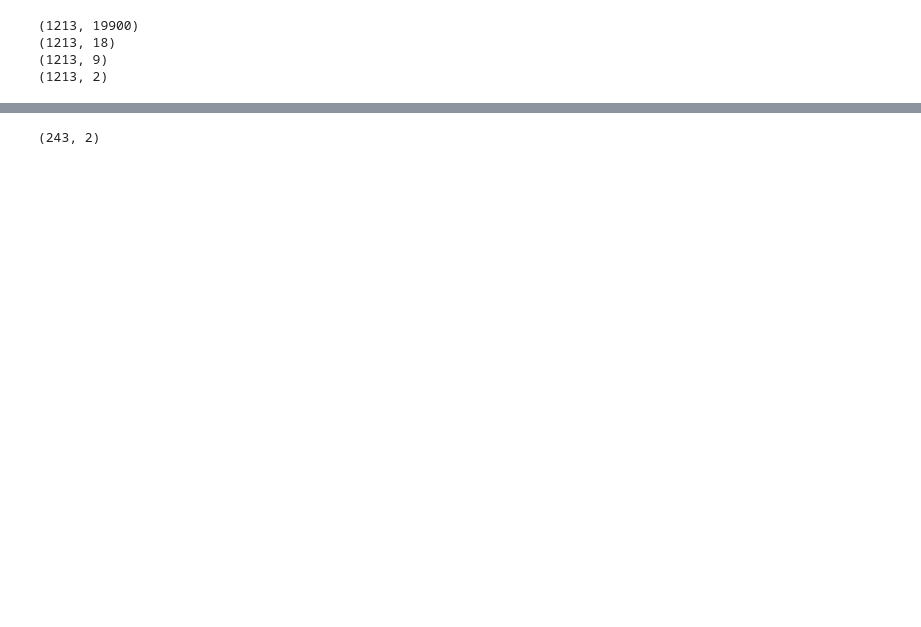
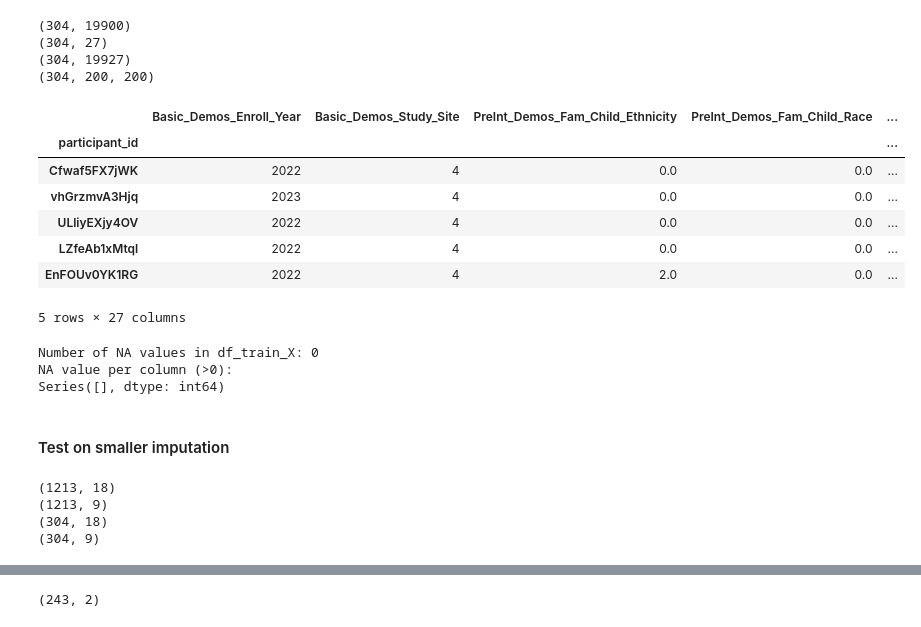
Before and after one commit to jchen0000/widsdatathon2025, a Jupyter notebook: python/CNN_pipeline.ipynb, the cells around one changed output, grey strips where cells are left out. Cells and saved outputs as stored; diff of their text form; code cells hidden in the pictures; blank space fills up the shorter version.

```diff
--- a/python/CNN_pipeline.ipynb
+++ b/python/CNN_pipeline.ipynb
@@ -22,11 +275,49 @@ Mounted at /content/drive
+# %%
+# Test data
+dir = './TEST/'
+df_test_mri = pd.read_csv(dir+"TEST_FUNCTIONAL_CONNECTOME_MATRICES.csv")
+df_test_mri.set_index('participant_id', inplace=True)
+print(df_test_mri.shape)
+
+df_test_meta_imputed = pd.read_excel(dir+"df_test_meta_KNN_imputed_yiru.xlsx")
+df_test_meta_imputed.set_index('participant_id', inplace=True)
+print(df_test_meta_imputed.shape)
+
+df_test_X = pd.concat([df_test_mri, df_test_meta_imputed], axis=1)
+print(df_test_X.shape)
+
+connectome_matrices_test = np.load(dir+'connectome_matrices_test.npy')
+print(connectome_matrices_test.shape)
+
+df_test_meta_imputed.head()
+# %% [output]
+(304, 19900)
+(304, 27)
+(304, 19927)
+(304, 200, 200)
+|  | Basic_Demos_Enroll_Year | Basic_Demos_Study_Site | PreInt_Demos_Fam_Child_Ethnicity | PreInt_Demos_Fam_Child_Race | ... |
+| participant_id |  |  |  |  | ... |
+| Cfwaf5FX7jWK | 2022 | 4 | 0.0 | 0.0 | ... |
+| vhGrzmvA3Hjq | 2023 | 4 | 0.0 | 0.0 | ... |
+| ULliyEXjy4OV | 2022 | 4 | 0.0 | 0.0 | ... |
+| LZfeAb1xMtql | 2022 | 4 | 0.0 | 0.0 | ... |
+| EnFOUv0YK1RG | 2022 | 4 | 2.0 | 0.0 | ... |
+5 rows × 27 columns
+# %%
+## double check on the test data meta data missing values
+
+# check NA in original dataset
+na_count_old = np.isnan(df_test_X).sum()
+print(f"Number of NA values in df_train_X: {na_count_old.sum()}")
+print(f"NA value per column (>0): \n{na_count_old[na_count_old > 0]}")
+# %% [output]
+Number of NA values in df_train_X: 0
+NA value per column (>0):
+Series([], dtype: int64)
+# %% [markdown]
+#### Test on smaller imputation
 # %%
-# training data
-dir = './TRAIN/' #"./data/train/"
-df_train_mri = pd.read_csv(dir+"TRAIN_FUNCTIONAL_CONNECTOME_MATRICES.csv")
-df_train_mri.set_index('participant_id', inplace=True)
-print(df_train_mri.shape)
-df_train_mri.head()
-
+dir = './TRAIN/'
 df_train_meta_quant = pd.read_excel(dir+"TRAIN_QUANTITATIVE_METADATA.xlsx")
 df_train_meta_quant.set_index('participant_id', inplace=True)
 print(df_train_meta_quant.shape)
@@ -35,11 +326,17 @@ df_train_meta_cat = pd.read_excel(dir+"TRAIN_CATEGORICAL_METADATA.xlsx")
 df_train_meta_cat.set_index('participant_id', inplace=True)
 print(df_train_meta_cat.shape)
 
-df_train_y = pd.read_excel(dir+"TRAINING_SOLUTIONS.xlsx")
-df_train_y.set_index('participant_id', inplace=True)
-print(df_train_y.shape)
+# Test data
+dir = './TEST/'
+df_test_meta_quant = pd.read_excel(dir+"TEST_QUANTITATIVE_METADATA.xlsx")
+df_test_meta_quant.set_index('participant_id', inplace=True)
+print(df_test_meta_quant.shape)
+
+df_test_meta_cat = pd.read_excel(dir+"TEST_CATEGORICAL.xlsx")
+df_test_meta_cat.set_index('participant_id', inplace=True)
+print(df_test_meta_cat.shape)
 # %% [output]
-(1213, 19900)
 (1213, 18)
 (1213, 9)
-(1213, 2)
+(304, 18)
+(304, 9)
```
Also changed, not shown: parts of 84 cells of this notebook.
